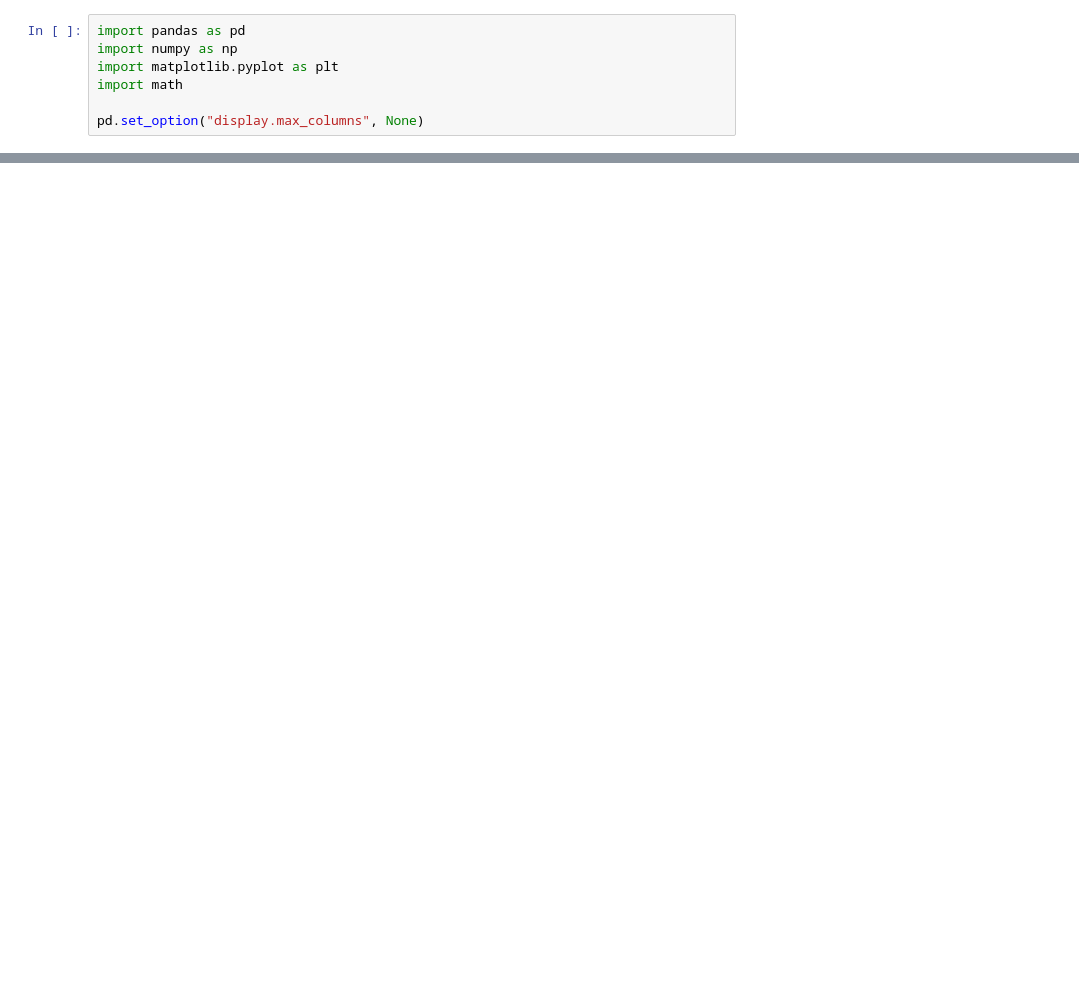
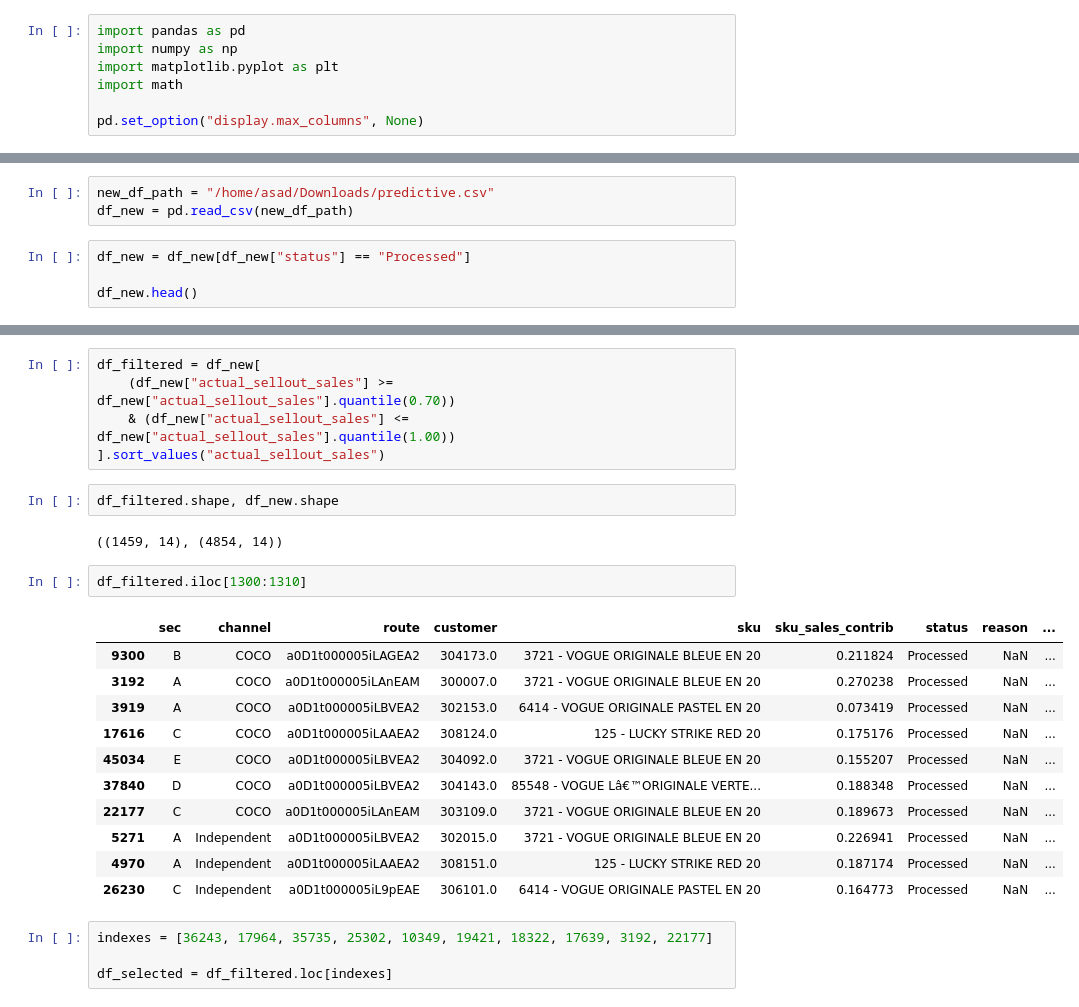
Before and after one commit to asadali163/FE, a Jupyter notebook: src/notebooks/EDA_and_data_work/feature_engineering.ipynb, the cells around one changed output, grey strips where cells are left out. Saved outputs shown, nothing was run; the diff lists cells and outputs as text; blank space fills up the shorter version.

```diff
--- a/src/notebooks/EDA_and_data_work/feature_engineering.ipynb
+++ b/src/notebooks/EDA_and_data_work/feature_engineering.ipynb
@@ -121,0 +546,7 @@ Their sale is only:  83.37 %
+# %%
+new_df_path = "/home/asad/Downloads/predictive.csv"
+df_new = pd.read_csv(new_df_path)
+# %%
+df_new = df_new[df_new["status"] == "Processed"]
+
+df_new.head()
@@ -121,0 +560,27 @@ Their sale is only:  83.37 %
+# %%
+df_filtered = df_new[
+    (df_new["actual_sellout_sales"] >= df_new["actual_sellout_sales"].quantile(0.70))
+    & (df_new["actual_sellout_sales"] <= df_new["actual_sellout_sales"].quantile(1.00))
+].sort_values("actual_sellout_sales")
+# %%
+df_filtered.shape, df_new.shape
+# %% [output]
+((1459, 14), (4854, 14))
+# %%
+df_filtered.iloc[1300:1310]
+# %% [output]
+|  | sec | channel | route | customer | sku | sku_sales_contrib | status | reason | ... |
+| 9300 | B | COCO | a0D1t000005iLAGEA2 | 304173.0 | 3721 - VOGUE ORIGINALE BLEUE EN 20 | 0.211824 | Processed | NaN | ... |
+| 3192 | A | COCO | a0D1t000005iLAnEAM | 300007.0 | 3721 - VOGUE ORIGINALE BLEUE EN 20 | 0.270238 | Processed | NaN | ... |
+| 3919 | A | COCO | a0D1t000005iLBVEA2 | 302153.0 | 6414 - VOGUE ORIGINALE PASTEL EN 20 | 0.073419 | Processed | NaN | ... |
+| 17616 | C | COCO | a0D1t000005iLAAEA2 | 308124.0 | 125 - LUCKY STRIKE RED 20 | 0.175176 | Processed | NaN | ... |
+| 45034 | E | COCO | a0D1t000005iLBVEA2 | 304092.0 | 3721 - VOGUE ORIGINALE BLEUE EN 20 | 0.155207 | Processed | NaN | ... |
+| 37840 | D | COCO | a0D1t000005iLBVEA2 | 304143.0 | 85548 - VOGUE Lâ€™ORIGINALE VERTE... | 0.188348 | Processed | NaN | ... |
+| 22177 | C | COCO | a0D1t000005iLAnEAM | 303109.0 | 3721 - VOGUE ORIGINALE BLEUE EN 20 | 0.189673 | Processed | NaN | ... |
+| 5271 | A | Independent | a0D1t000005iLBVEA2 | 302015.0 | 3721 - VOGUE ORIGINALE BLEUE EN 20 | 0.226941 | Processed | NaN | ... |
+| 4970 | A | Independent | a0D1t000005iLAAEA2 | 308151.0 | 125 - LUCKY STRIKE RED 20 | 0.187174 | Processed | NaN | ... |
+| 26230 | C | Independent | a0D1t000005iL9pEAE | 306101.0 | 6414 - VOGUE ORIGINALE PASTEL EN 20 | 0.164773 | Processed | NaN | ... |
+# %%
+indexes = [36243, 17964, 35735, 25302, 10349, 19421, 18322, 17639, 3192, 22177]
+
+df_selected = df_filtered.loc[indexes]
```
Also changed, not shown: parts of 54 cells of this notebook, 14 other files.
